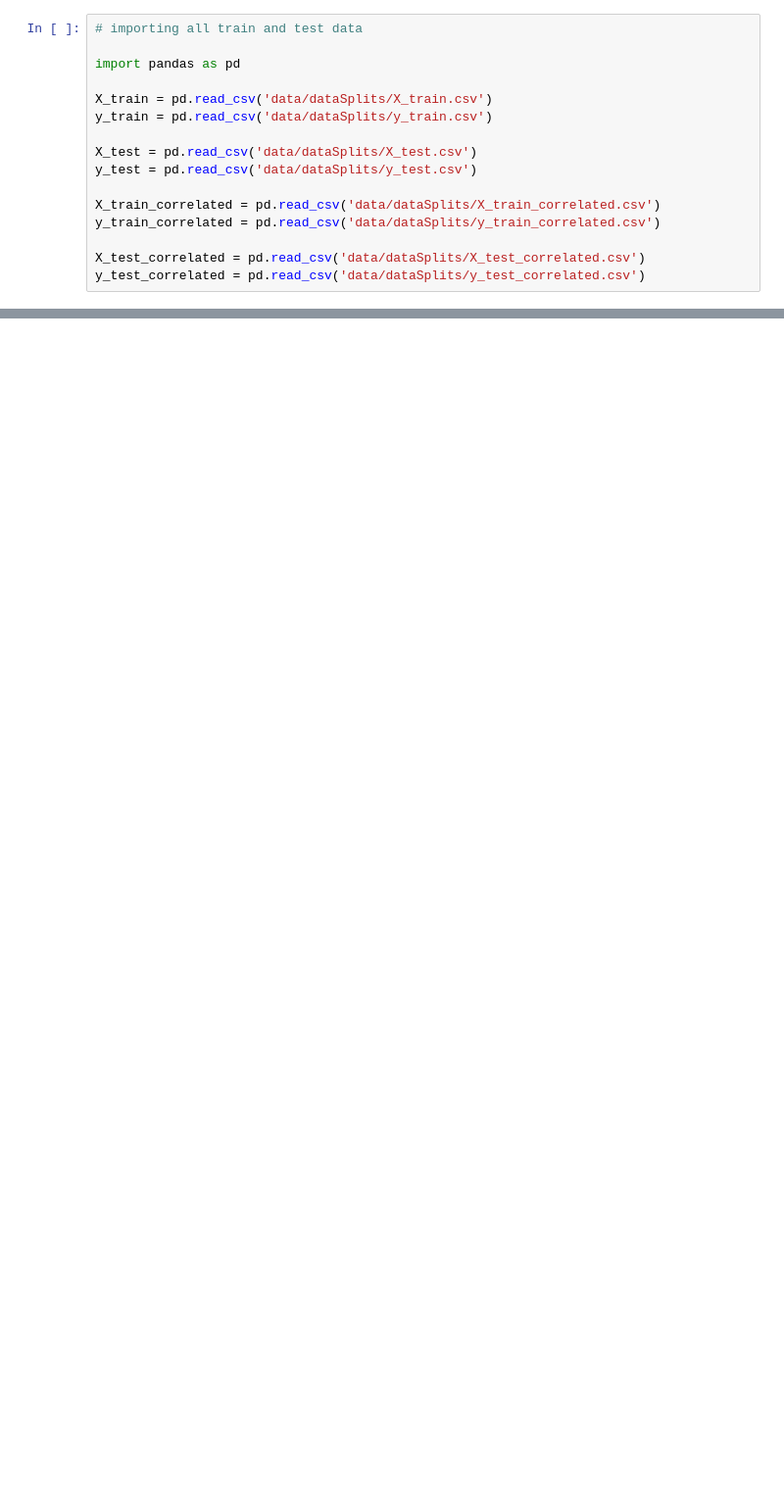
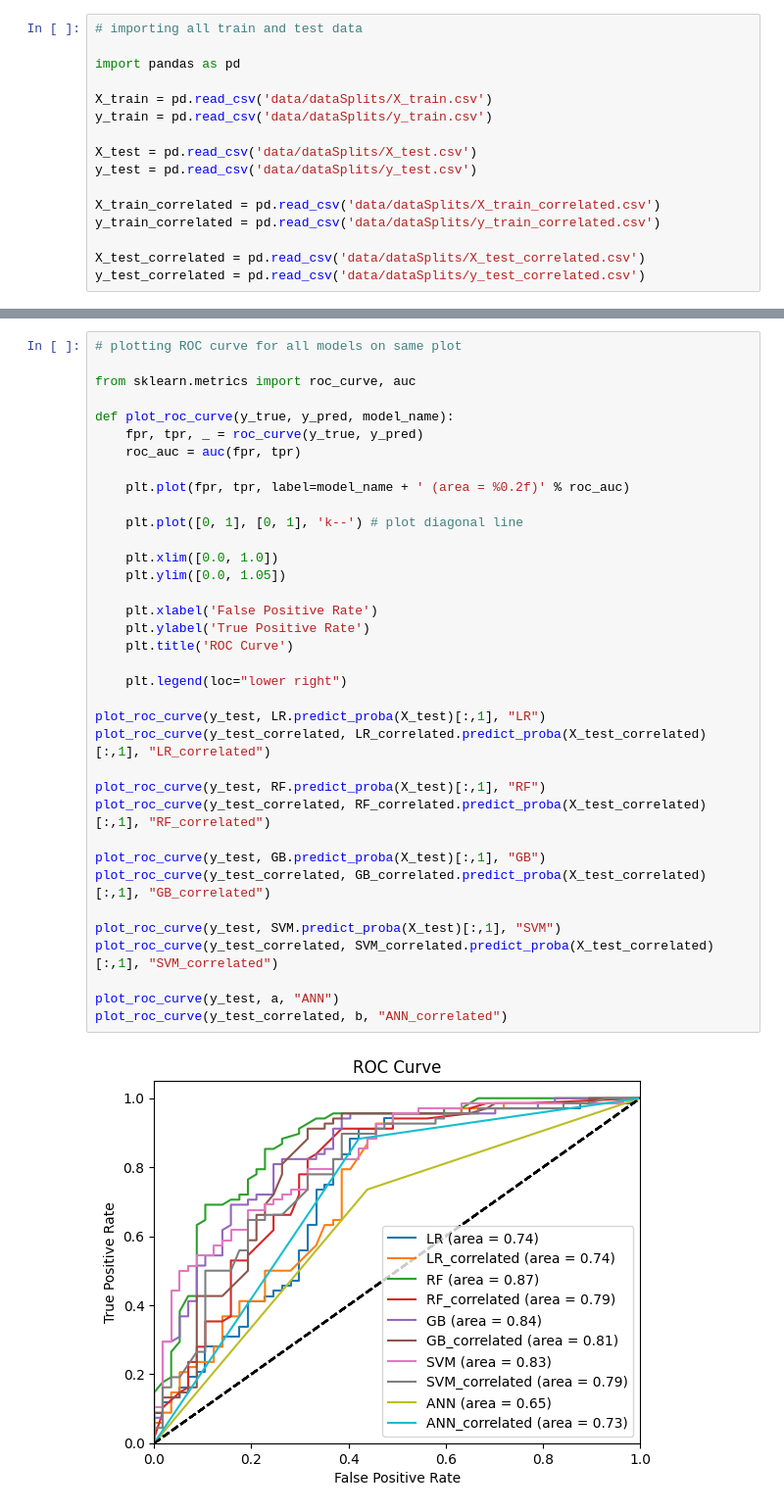
Before and after one commit to j33l/loan_eligibility_prediction, a Jupyter notebook: 3_model_evaluation.ipynb, the cells around one changed output, grey strips where cells are left out. Shown at 98% size. Saved outputs shown, nothing was run; the diff lists cells and outputs as text; blank space fills up the shorter version.

```diff
--- a/3_model_evaluation.ipynb
+++ b/3_model_evaluation.ipynb
@@ -70,0 +140,38 @@ y_test_correlated = pd.read_csv('data/dataSplits/y_test_correlated.csv')
+# %%
+# plotting ROC curve for all models on same plot
+
+from sklearn.metrics import roc_curve, auc
+
+def plot_roc_curve(y_true, y_pred, model_name):
+    fpr, tpr, _ = roc_curve(y_true, y_pred)
+    roc_auc = auc(fpr, tpr)
+
+    plt.plot(fpr, tpr, label=model_name + ' (area = %0.2f)' % roc_auc)
+
+    plt.plot([0, 1], [0, 1], 'k--') # plot diagonal line
+
+    plt.xlim([0.0, 1.0])
+    plt.ylim([0.0, 1.05])
+
+    plt.xlabel('False Positive Rate')
+    plt.ylabel('True Positive Rate')
+    plt.title('ROC Curve')
+
+    plt.legend(loc="lower right")
+
+plot_roc_curve(y_test, LR.predict_proba(X_test)[:,1], "LR")
+plot_roc_curve(y_test_correlated, LR_correlated.predict_proba(X_test_correlated)[:,1], "LR_correlated")
+
+plot_roc_curve(y_test, RF.predict_proba(X_test)[:,1], "RF")
+plot_roc_curve(y_test_correlated, RF_correlated.predict_proba(X_test_correlated)[:,1], "RF_correlated")
+
+plot_roc_curve(y_test, GB.predict_proba(X_test)[:,1], "GB")
+plot_roc_curve(y_test_correlated, GB_correlated.predict_proba(X_test_correlated)[:,1], "GB_correlated")
+
+plot_roc_curve(y_test, SVM.predict_proba(X_test)[:,1], "SVM")
+plot_roc_curve(y_test_correlated, SVM_correlated.predict_proba(X_test_correlated)[:,1], "SVM_correlated")
+
+plot_roc_curve(y_test, a, "ANN")
+plot_roc_curve(y_test_correlated, b, "ANN_correlated")
+# %% [output]
+[figure, added]
```
Also changed, not shown: parts of 6 cells of this notebook, 18 other files.
